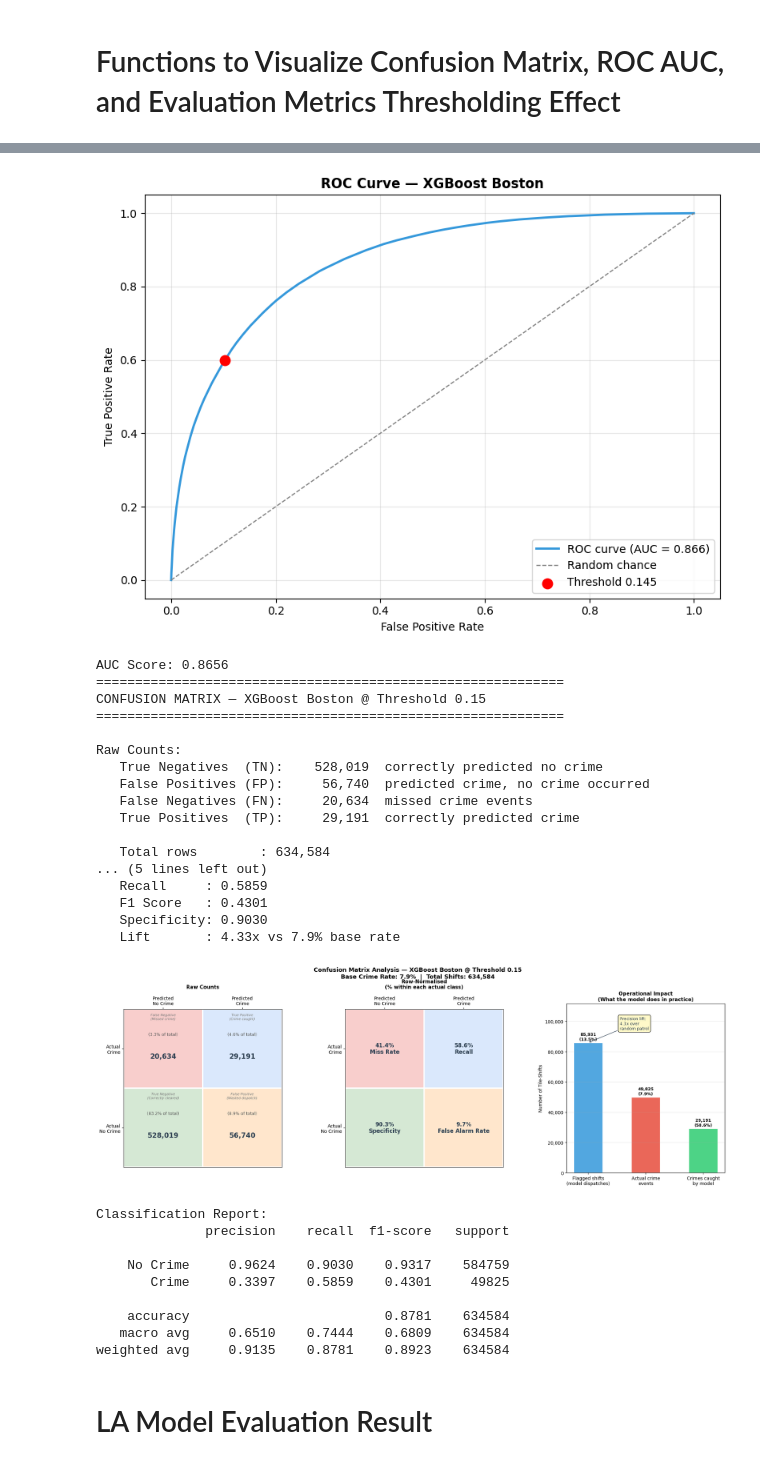
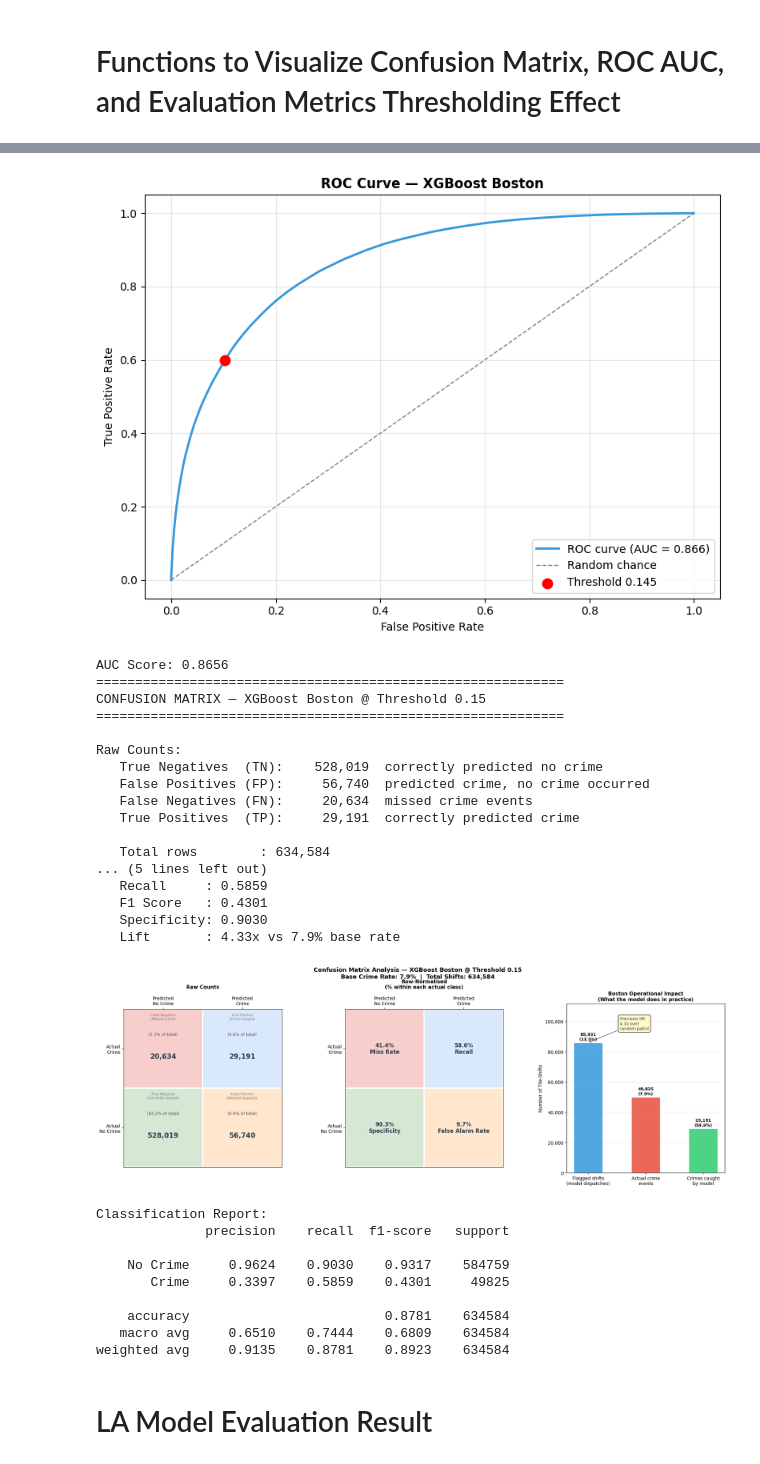
Before and after one commit to e1548423/Team23_IT5006_Predictive_Policing_AY2526Sem2, a Jupyter notebook: GeneralizationTest/GeneralizationTest.ipynb, the cells around one changed output, grey strips where cells are left out. Saved outputs shown, nothing was run; the diff lists cells and outputs as text; code cells hidden in the pictures.

```diff
--- a/GeneralizationTest/GeneralizationTest.ipynb
+++ b/GeneralizationTest/GeneralizationTest.ipynb
@@ -162,7 +157,7 @@ plot_confusion_matrix_base(
 # %% [markdown]
 # Functions to Visualize Confusion Matrix, ROC AUC, and Evaluation Metrics Thresholding Effect
 # %%
-def plot_confusion_matrix(y_true, y_prob, threshold, model_name='Model', save_path=None):
+def plot_confusion_matrix(y_true, y_prob, threshold, area, model_name='Model', save_path=None):
     """
     Generate a detailed confusion matrix plot similar to your XGBoost template.
 
@@ -293,7 +288,7 @@ def plot_confusion_matrix(y_true, y_prob, threshold, model_name='Model', save_pa
                  arrowprops=dict(arrowstyle='->', color='#2C3E50'))
 
     ax3.set_ylabel('Number of Tile-Shifts', fontsize=10)
-    ax3.set_title('Operational Impact\n(What the model does in practice)', fontweight='bold', fontsize=11)
+    ax3.set_title(area + ' Operational Impact\n(What the model does in practice)', fontweight='bold', fontsize=11)
     ax3.yaxis.set_major_formatter(plt.FuncFormatter(lambda val, _: f'{int(val):,}'))
     ax3.grid(axis='y', alpha=0.3)
 
@@ -397,7 +392,7 @@ y_prob = df_boston['Predicted Probability']
 
 plot_precision_recall_vs_threshold(y_true, y_prob, chosen_threshold=0.145, name='XGBoost Boston')
 plot_roc_auc(y_true, y_prob, chosen_threshold=0.145, name='XGBoost Boston')
-plot_confusion_matrix(y_true, y_prob, threshold=0.15, model_name='XGBoost Boston')
+plot_confusion_matrix(y_true, y_prob, threshold=0.15, model_name='XGBoost Boston', area='Boston')
 # %% [output]
 [figure]
 Threshold stability check (0.12 – 0.16):
@@ -408,34 +403,34 @@ Threshold stability check (0.12 – 0.16):
     0.1258     0.2936  0.6689 0.4081
     0.1260     0.2936  0.6689 0.4081
     0.1274     0.2936  0.6689 0.4081
     0.1296     0.2966  0.6632 0.4099
     0.1298     0.2966  0.6632 0.4099
     0.1332     0.2993  0.6585 0.4115
     0.1334     0.3058  0.6473 0.4154
 ... (22 lines left out)
     0.1639     0.3721  0.5335 0.4384
     0.1648     0.3721  0.5335 0.4384
 
 If precision and recall change smoothly across this range, the threshold is stable and safe to deploy.
 [figure]
 AUC Score: 0.8656
 ============================================================
 CONFUSION MATRIX — XGBoost Boston @ Threshold 0.15
 ============================================================
 
 Raw Counts:
    True Negatives  (TN):    528,019  correctly predicted no crime
    False Positives (FP):     56,740  predicted crime, no crime occurred
    False Negatives (FN):     20,634  missed crime events
    True Positives  (TP):     29,191  correctly predicted crime
 
    Total rows        : 634,584
 ... (5 lines left out)
    Recall     : 0.5859
    F1 Score   : 0.4301
    Specificity: 0.9030
    Lift       : 4.33x vs 7.9% base rate
-[figure, old version]
+[figure, new version]
 Classification Report:
               precision    recall  f1-score   support
 
```
Also changed, not shown: parts of 2 cells of this notebook, 4 other files.
